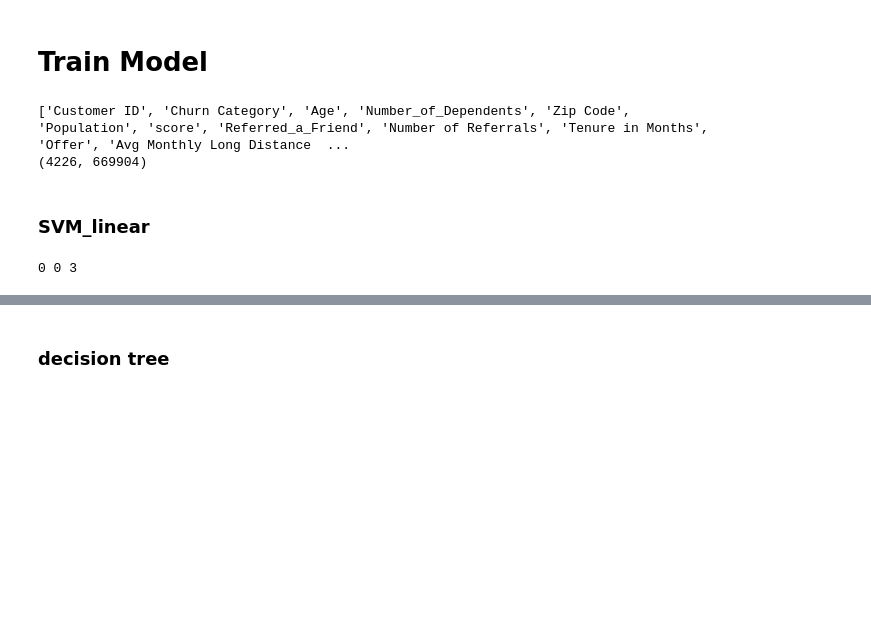
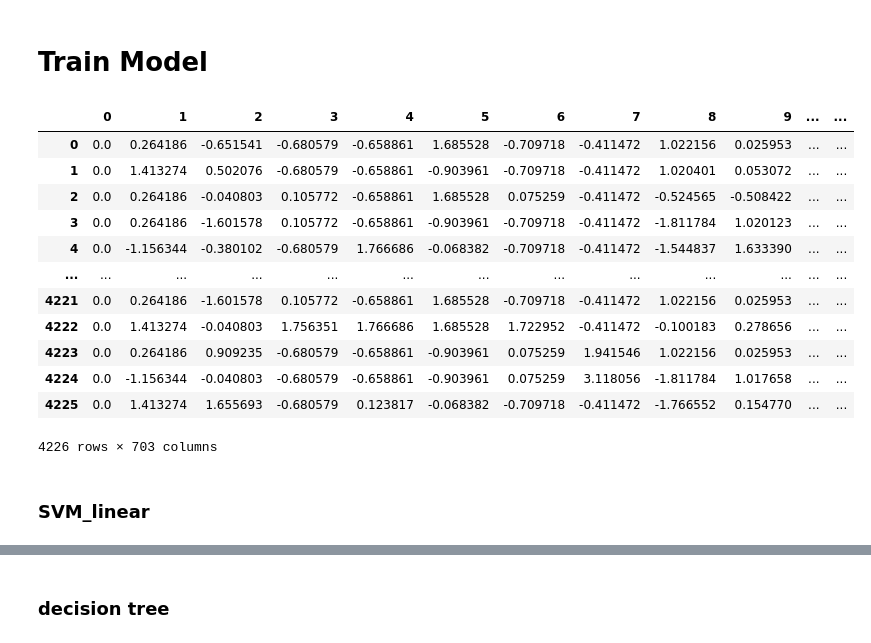
Before and after one commit to SinHanYang/html_final_project, a Jupyter notebook: main.ipynb, the cells around one changed output, grey strips where cells are left out. Drawn from its saved outputs; the diff is of its cells as text; code cells hidden in the pictures; blank space fills up the shorter version.

Commit message:
standscalar + poly

```diff
--- a/main.ipynb
+++ b/main.ipynb
@@ -184,71 +147,60 @@ from sklearn.svm import SVC
 # %%
+# give up every string, since there are NaN
 features=list(train)
-print(features)
 features.remove('Customer ID')
 features.remove('Churn Category')
-features.remove('Referred_a_Friend')
+features.remove('Referred a Friend')
 features.remove('Offer')
 '''
 features.remove('Under 30')
 features.remove('Married')
 features.remove('Senior Citizen')
 features.remove('Dependents')
 features.remove('City')
 features.remove('Referred a Friend')
 features.remove('Offer')
 features.remove('Phone Service')
 features.remove('Multiple Lines')
 features.remove('Internet Service')
 features.remove('Internet Type')
 features.remove('Online Security')
 features.remove('Online Backup')
 features.remove('Device Protection Plan')
 features.remove('Premium Tech Support')
 features.remove('Streaming TV')
 features.remove('Streaming Movies')
 features.remove('Streaming Music')
 features.remove('Unlimited Data')
 features.remove('Contract')
 features.remove('Paperless Billing')
 features.remove('Payment Method')
 '''
 imputer = SimpleImputer(missing_values=np.nan, strategy='median')
 imputer = imputer.fit(train.loc[:, features])
 train_imputed = imputer.fit_transform(train.loc[:, features])
 df=pd.DataFrame(train_imputed)
-poly = PolynomialFeatures(degree=2, interaction_only=True)
+poly = PolynomialFeatures(degree=2, interaction_only=False)
 train_imputed = pd.DataFrame(poly.fit_transform(df))
-print(train_imputed.shape)
+scalar=StandardScaler()
+train_imputed=scalar.fit_transform(train_imputed)
+train_imputed = pd.DataFrame(train_imputed)
+train_imputed
 # %% [output]
+|  | 0 | 1 | 2 | 3 | 4 | 5 | 6 | 7 | 8 | 9 | ... | ... |
+| 0 | 0.0 | 0.264186 | -0.651541 | -0.680579 | -0.658861 | 1.685528 | -0.709718 | -0.411472 | 1.022156 | 0.025953 | ... | ... |
+| 1 | 0.0 | 1.413274 | 0.502076 | -0.680579 | -0.658861 | -0.903961 | -0.709718 | -0.411472 | 1.020401 | 0.053072 | ... | ... |
+| 2 | 0.0 | 0.264186 | -0.040803 | 0.105772 | -0.658861 | 1.685528 | 0.075259 | -0.411472 | -0.524565 | -0.508422 | ... | ... |
+| 3 | 0.0 | 0.264186 | -1.601578 | 0.105772 | -0.658861 | -0.903961 | -0.709718 | -0.411472 | -1.811784 | 1.020123 | ... | ... |
+| 4 | 0.0 | -1.156344 | -0.380102 | -0.680579 | 1.766686 | -0.068382 | -0.709718 | -0.411472 | -1.544837 | 1.633390 | ... | ... |
+| ... | ... | ... | ... | ... | ... | ... | ... | ... | ... | ... | ... | ... |
+| 4221 | 0.0 | 0.264186 | -1.601578 | 0.105772 | -0.658861 | 1.685528 | -0.709718 | -0.411472 | 1.022156 | 0.025953 | ... | ... |
+| 4222 | 0.0 | 1.413274 | -0.040803 | 1.756351 | 1.766686 | 1.685528 | 1.722952 | -0.411472 | -0.100183 | 0.278656 | ... | ... |
+| 4223 | 0.0 | 0.264186 | 0.909235 | -0.680579 | -0.658861 | -0.903961 | 0.075259 | 1.941546 | 1.022156 | 0.025953 | ... | ... |
+| 4224 | 0.0 | -1.156344 | -0.040803 | -0.680579 | -0.658861 | -0.903961 | 0.075259 | 3.118056 | -1.811784 | 1.017658 | ... | ... |
+| 4225 | 0.0 | 1.413274 | 1.655693 | -0.680579 | 0.123817 | -0.068382 | -0.709718 | -0.411472 | -1.766552 | 0.154770 | ... | ... |
-['Customer ID', 'Churn Category', 'Age', 'Number_of_Dependents', 'Zip Code', 'Population', 'score', 'Referred_a_Friend', 'Number of Referrals', 'Tenure in Months', 'Offer', 'Avg Monthly Long Distance  ...
-(4226, 669904)
+4226 rows × 703 columns
 # %%
 # 10% vaildation
 x_train,x_test,y_train,y_test = train_test_split(train_imputed,train.loc[:, 'Churn Category'],test_size=0.90, random_state=0)
 # %% [markdown]
 ### SVM_linear
-# %%
-best_acc=0
-best_c=0
-best_g=0
-best_d=0
-tc=1
-for c in range (1):
-    tg=1
-    for g in range(1):
-        for d in range(3,4):
-            print(c,g,d)
-            svm_model = SVC(kernel = 'rbf',degree=d,gamma=tg, C = tc).fit(x_train, y_train)
-            svm_predictions = svm_model.predict(x_test)
-            accuracy = svm_model.score(x_test, y_test)
-            if(accuracy>best_acc):
-                best_acc=accuracy
-                best_c=tc
-                best_g=tg
-                best_d=d
-        tg*=10
-    tc*=10
-print(best_acc)
-svm_model = SVC(kernel = 'rbf',degree=best_d,gamma=best_g, C = best_c).fit(train_imputed, train.loc[:,'Churn Category'])
-# %% [output]
-0 0 3
```
Also changed, not shown: parts of 15 cells of this notebook, 1 other file.
